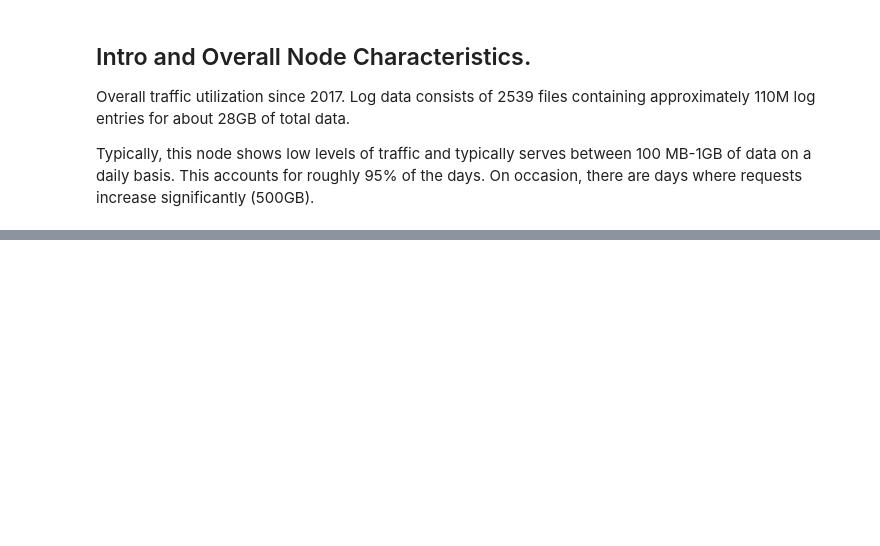
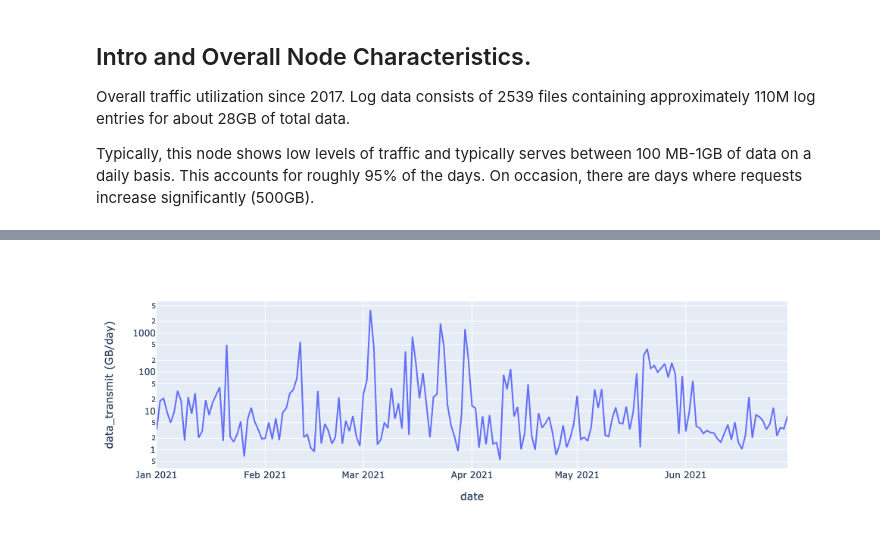
Before and after one commit to NASA-PDS/web-analytics, a Jupyter notebook: notebooks/rms_node_report.ipynb, the cells around one changed output, grey strips where cells are left out. Drawn from its saved outputs; the diff is of its cells as text; code cells hidden in the pictures; blank space fills up the shorter version.

```diff
--- a/notebooks/rms_node_report.ipynb
+++ b/notebooks/rms_node_report.ipynb
@@ -47,4 +69,16 @@ Overall traffic utilization since 2017. Log data consists of 2539 files containi
 
 Typically, this node shows low levels of traffic and typically serves between 100 MB-1GB of data on a daily basis. This accounts for roughly 95% of the days. On occasion, there are days where requests increase significantly (500GB).
 # %%
-df_summary = df_all.loc[df_all.req_type == "GET"].group_by(by='date').aggregate({'
+df_summary = (
+    df_all.loc[(df_all.req_type == "GET") & (df_all.status == 200)].
+    groupby(by='date').aggregate({'size': 'sum', 'ip': 'count'}).
+    rename(columns={'size': 'data_transmit (GB/day)', 'ip': 'GET requests (hits/day)'}).
+    reset_index()
+)
+
+# Should give us GB/day
+df_summary['data_transmit (GB/day)'] = df_summary['data_transmit (GB/day)'] / 2**30
+df_summary['data_transmit_range'] = pd.cut(df_summary['data_transmit (GB/day)'],
+                                       bins=[0, .1, 1, 10, 100, 200, 500, 1000, 100000],
+                                       labels=['0-100MB', '100MB-1GB', '1-10GB', '10-100GB', '100-200GB', '200-500GB',
+                                               '500GB-1TB', '>1TB'])
@@ -50,0 +94,7 @@ df_summary = df_all.loc[df_all.req_type == "GET"].group_by(by='date').aggregate(
+# %%
+# Overall Node Transmit rate
+df_summary.sort_values(by='date', inplace=True)
+fig = px.line(df_summary, x="date", y="data_transmit (GB/day)", log_y=True)
+fig.show()
+# %% [output]
+[figure, added]
```
Also changed, not shown: parts of 6 cells of this notebook, 1 other file.
